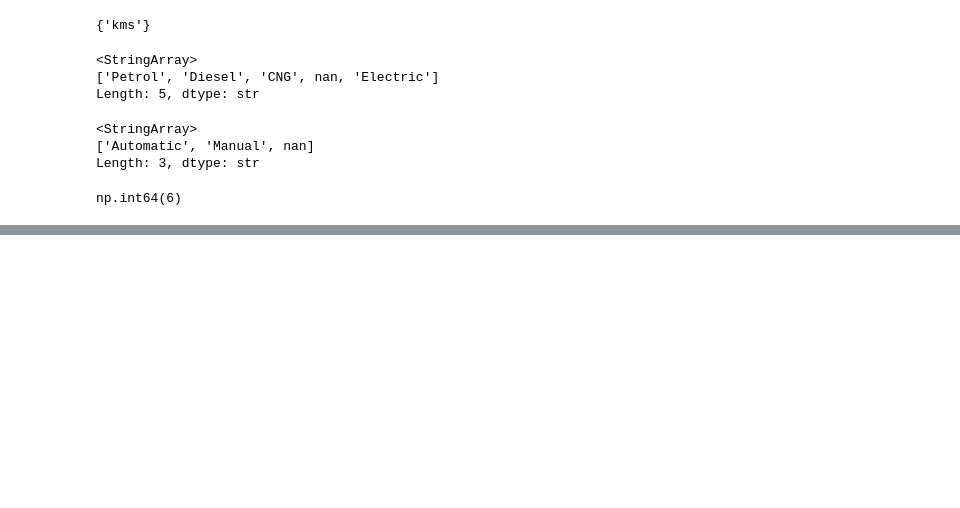
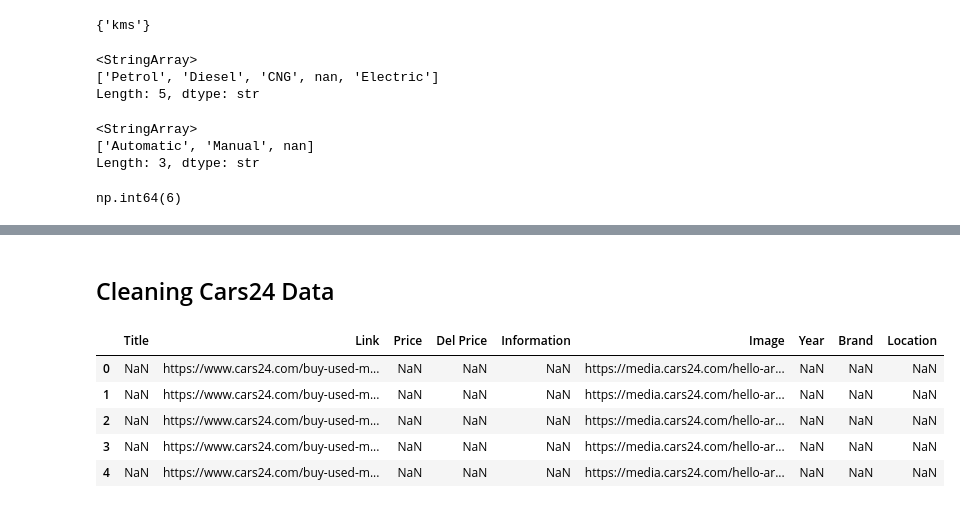
Before and after one commit to dakshhrana0-hub/AutoVault, a Jupyter notebook: backend/data_preprocessing/data_cleaning.ipynb, the cells around one changed output, grey strips where cells are left out. Cells and saved outputs as stored; diff of their text form; code cells hidden in the pictures; blank space fills up the shorter version.

```diff
--- a/backend/data_preprocessing/data_cleaning.ipynb
+++ b/backend/data_preprocessing/data_cleaning.ipynb
@@ -113,3 +113,5 @@ df.head()
 | 4 | 2019 Maruti Suzuki Ertiga 1.5 VDI | https://www.cardekho.com/used-car... | 830000.0 | https://images10.gaadi.com/usedca... | 2019 | Maruti | Greater Noida | 146000.0 | Diesel | Manual |
 # %%
 df.to_csv('../../data/cleaned_data/cardekho_cleaned_data.csv')
+# %% [markdown]
+## Cleaning Cars24 Data
@@ -115,0 +122,9 @@ df.to_csv('../../data/cleaned_data/cardekho_cleaned_data.csv')
+# %%
+df.head()
+# %% [output]
+|  | Title | Link | Price | Del Price | Information | Image | Year | Brand | Location |
+| 0 | NaN | https://www.cars24.com/buy-used-m... | NaN | NaN | NaN | https://media.cars24.com/hello-ar... | NaN | NaN | NaN |
+| 1 | NaN | https://www.cars24.com/buy-used-m... | NaN | NaN | NaN | https://media.cars24.com/hello-ar... | NaN | NaN | NaN |
+| 2 | NaN | https://www.cars24.com/buy-used-m... | NaN | NaN | NaN | https://media.cars24.com/hello-ar... | NaN | NaN | NaN |
+| 3 | NaN | https://www.cars24.com/buy-used-m... | NaN | NaN | NaN | https://media.cars24.com/hello-ar... | NaN | NaN | NaN |
+| 4 | NaN | https://www.cars24.com/buy-used-m... | NaN | NaN | NaN | https://media.cars24.com/hello-ar... | NaN | NaN | NaN |
```
Also changed, not shown: parts of 22 cells of this notebook, 6 other files.
